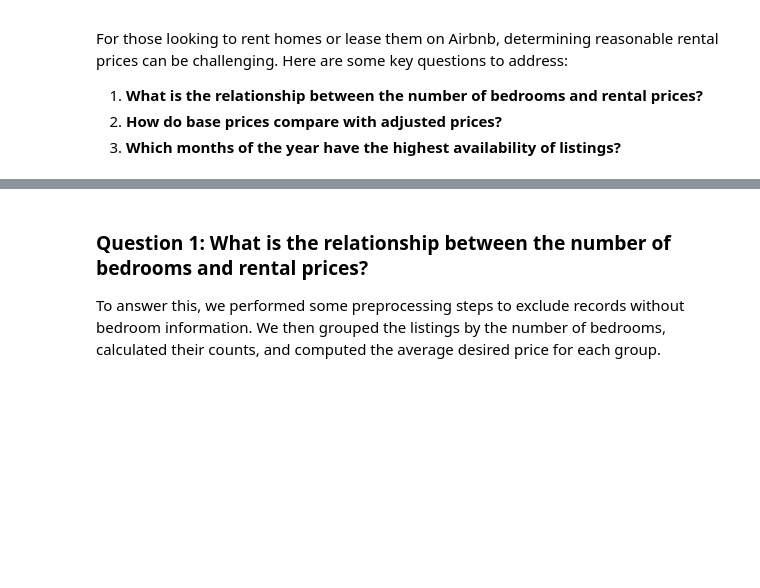
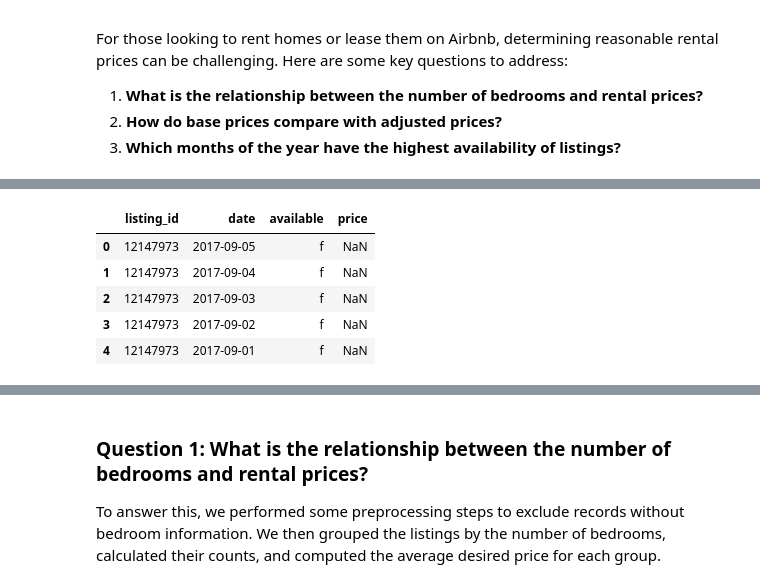
Before and after one commit to tienbt93/Udacity-Data-Scientist-Nanodegree, a Jupyter notebook: Project 1/optimizing-airbnb-rentals-insights-from-eda.ipynb, the cells around one changed output, grey strips where cells are left out. Saved outputs shown, nothing was run; the diff lists cells and outputs as text; code cells hidden in the pictures; blank space fills up the shorter version.

```diff
--- a/Project 1/optimizing-airbnb-rentals-insights-from-eda.ipynb
+++ b/Project 1/optimizing-airbnb-rentals-insights-from-eda.ipynb
@@ -50,0 +186,9 @@ calendar = pd.read_csv('./data/calendar.csv')
+# %%
+calendar.head()
+# %% [output]
+|  | listing_id | date | available | price |
+| 0 | 12147973 | 2017-09-05 | f | NaN |
+| 1 | 12147973 | 2017-09-04 | f | NaN |
+| 2 | 12147973 | 2017-09-03 | f | NaN |
+| 3 | 12147973 | 2017-09-02 | f | NaN |
+| 4 | 12147973 | 2017-09-01 | f | NaN |
```
Also changed, not shown: parts of 33 cells of this notebook, 4 other files.
